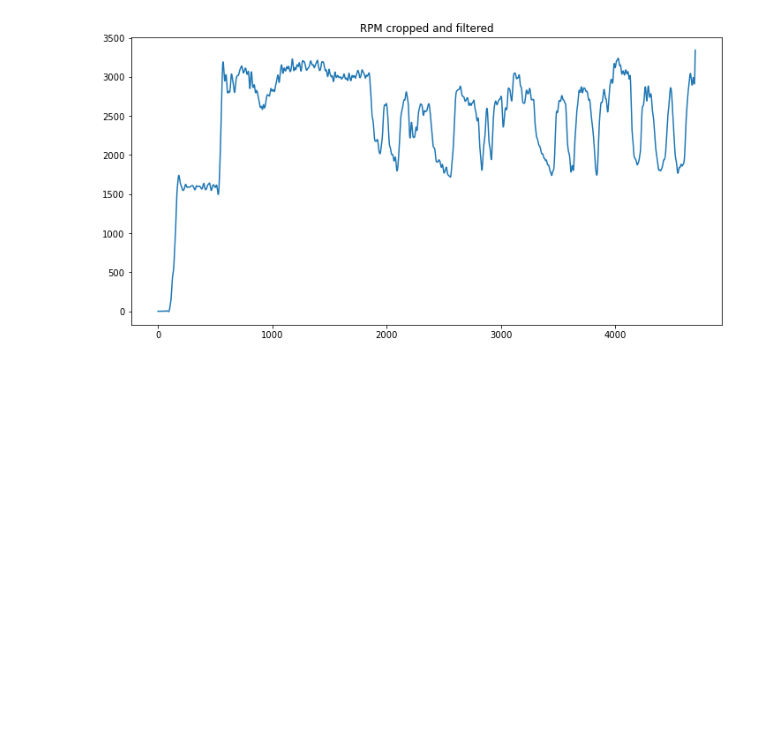
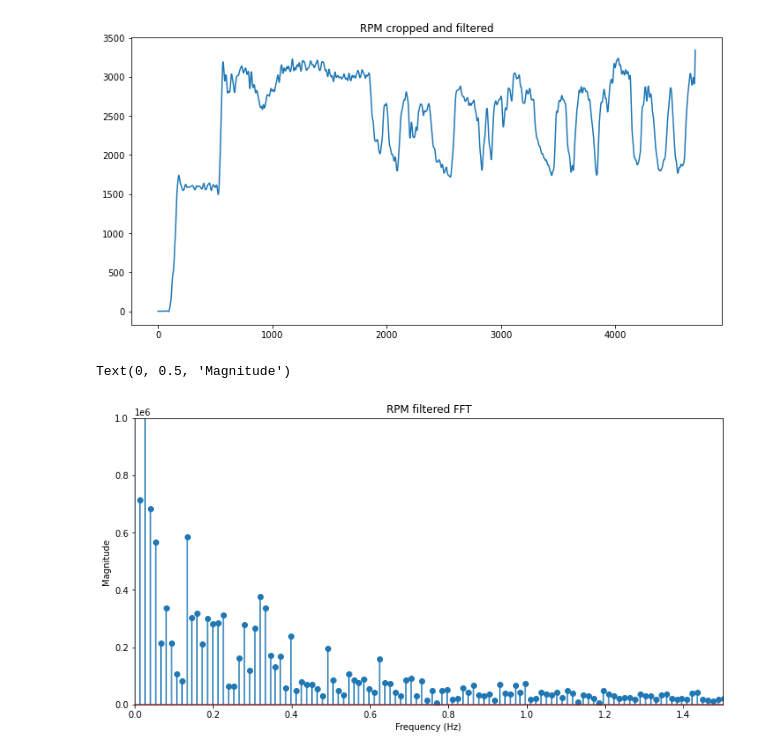
Before and after one commit to Bruin-Racing-Baja/MOAT, a Jupyter notebook: data_analysis/freq_analysis.ipynb, the cells around one changed output. Saved outputs shown, nothing was run; the diff lists cells and outputs as text; code cells hidden in the pictures; blank space fills up the shorter version.

```diff
--- a/data_analysis/freq_analysis.ipynb
+++ b/data_analysis/freq_analysis.ipynb
@@ -52,3 +52,18 @@ plt.title("RPM cropped and filtered")
 # %% [output]
 Text(0.5, 1.0, 'RPM cropped and filtered')
 [figure]
+# %%
+Y = scipy.fft.fft(y_filt)
+N = len(Y)
+sr = 1000/16 #sample rate in Hz
+freq = np.arange(N) * sr/N
+plt.figure(figsize = (12, 6))
+plt.stem(freq, np.abs(Y))
+plt.title("RPM filtered FFT")
+plt.ylim(0, 0.1e7)
+plt.xlim(0, 1.5)
+plt.xlabel('Frequency (Hz)')
+plt.ylabel('Magnitude')
+# %% [output]
+Text(0, 0.5, 'Magnitude')
+[figure, added]
```
